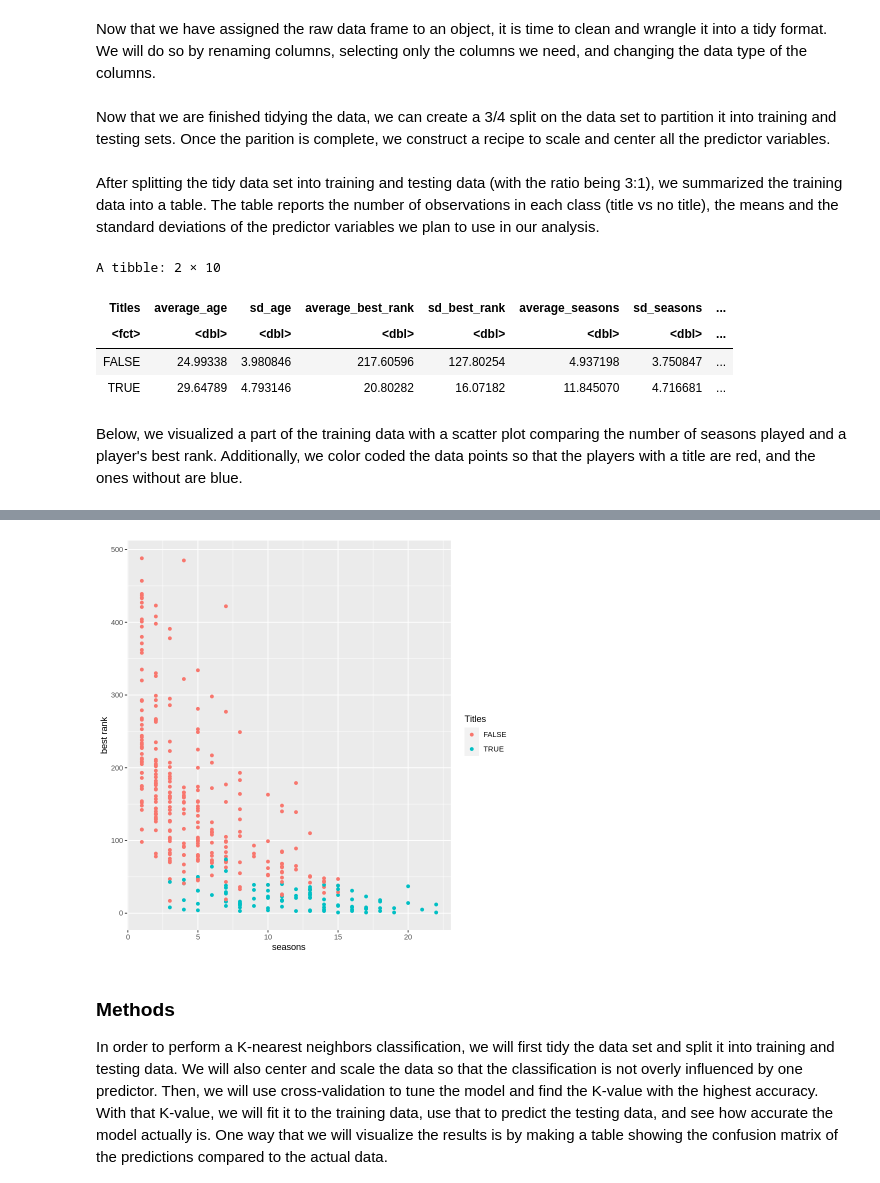
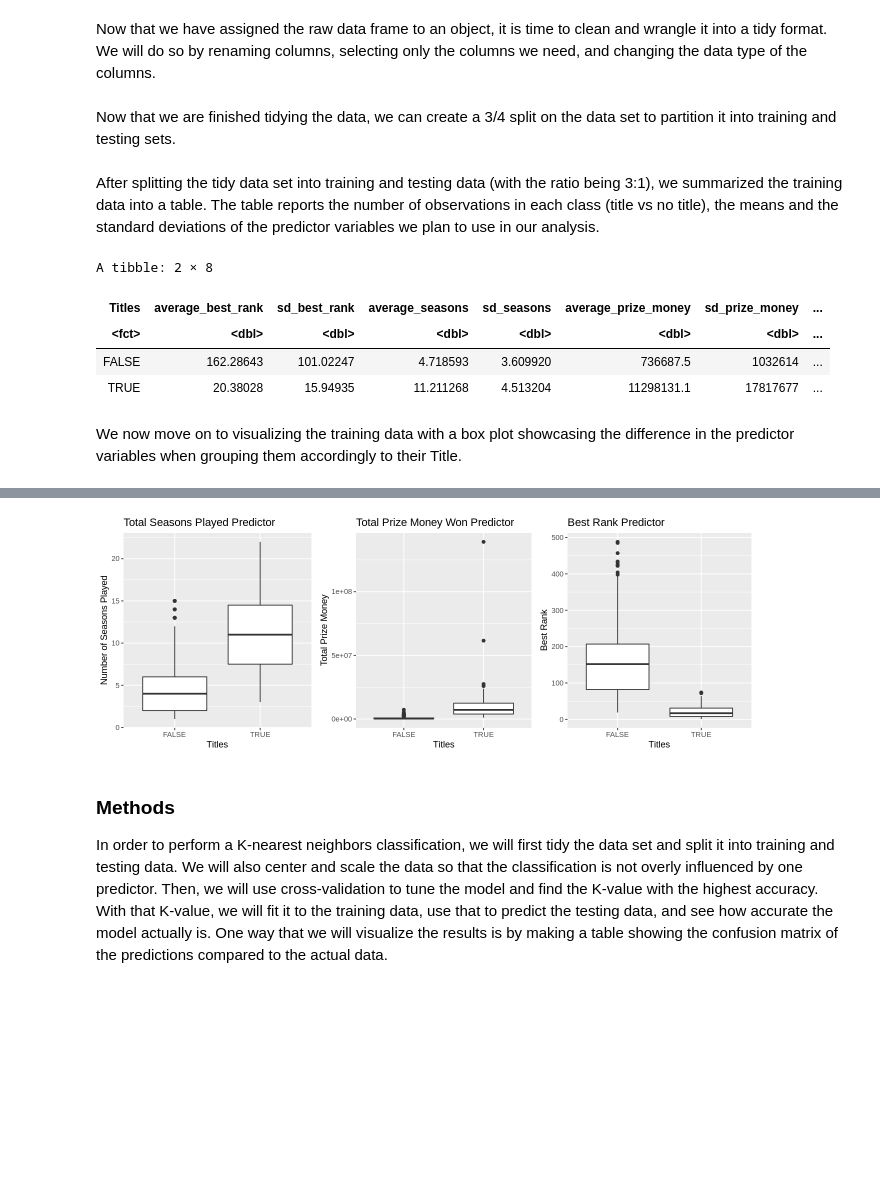
Before and after one commit to Jellerr/DSCI-100-Project, a Jupyter notebook: Group Project Report.ipynb, the cells around one changed output, grey strips where cells are left out. Cells and saved outputs as stored; diff of their text form; code cells hidden in the pictures; blank space fills up the shorter version.

```diff
--- a/Group Project Report.ipynb
+++ b/Group Project Report.ipynb
@@ -49,36 +68,28 @@ renamed_columns <- raw_data |>
     rename("Prize.Money" = "Prize Money")
 
 data <- renamed_columns |>
-    select("Age", "Best.Rank", "Seasons", "Titles", "Prize.Money")
+    select("Best.Rank", "Seasons", "Titles", "Prize.Money")
 
 tidy <- data |>
-    separate(col = Age, into = c("age", "birthday"), sep = " ",
-             convert = TRUE) |>
     separate(col = Best.Rank, into = c("best.rank", "date.of.best.rank"),
              sep = " ", , convert = TRUE) |>
-    select("age", "best.rank", "Seasons", "Titles", "Prize.Money") |>
+    select("best.rank", "Seasons", "Titles", "Prize.Money") |>
     mutate(Titles = as.logical(Titles))   |>
     mutate_if(is.logical, ~replace_na(., FALSE)) |>
     mutate(Titles = as_factor(Titles)) |>
     mutate(Prize.Money = parse_number(Prize.Money, na = c("NA", "Nothing")))
 # %% [markdown]
-Now that we are finished tidying the data, we can create a 3/4 split on the data set to partition it into training and testing sets. Once the parition is complete, we construct a recipe to scale and center all the predictor variables.
+Now that we are finished tidying the data, we can create a 3/4 split on the data set to partition it into training and testing sets.
 # %%
 tennis_split <- initial_split(tidy, prop = 0.75, strata = Titles)
-tennis_train <- training(tennis_split)
-tennis_test <- testing(tennis_split)
-
-tennis_recipe <- recipe(Titles ~ age + best.rank + Seasons + Prize.Money, data = tennis_train) |>
-    step_scale(all_predictors()) |>
-    step_center(all_predictors())
+tennis_train <- training(tennis_split) |> na.omit()
+tennis_test <- testing(tennis_split) |> na.omit()
 # %% [markdown]
 After splitting the tidy data set into training and testing data (with the ratio being 3:1), we summarized the training data into a table. The table reports the number of observations in each class (title vs no title), the means and the standard deviations of the predictor variables we plan to use in our analysis.
 # %%
 summarized_table <- tennis_train |>
     group_by(Titles) |>
-    summarize(average_age = mean(age, na.rm = TRUE),
-              sd_age = sd(age, na.rm = TRUE),
-              average_best_rank = mean(best.rank, na.rm = TRUE),
+    summarize(average_best_rank = mean(best.rank, na.rm = TRUE),
               sd_best_rank = sd(best.rank, na.rm = TRUE),
               average_seasons = mean(Seasons, na.rm = TRUE),
               sd_seasons = sd(Seasons, na.rm = TRUE),
@@ -87,18 +98,31 @@ summarized_table <- tennis_train |>
               number_of_observations = n())
 summarized_table
 # %% [output]
-A tibble: 2 × 10
+A tibble: 2 × 8
-| Titles | average_age | sd_age | average_best_rank | sd_best_rank | average_seasons | sd_seasons | ... |
+| Titles | average_best_rank | sd_best_rank | average_seasons | sd_seasons | average_prize_money | sd_prize_money | ... |
 | <fct> | <dbl> | <dbl> | <dbl> | <dbl> | <dbl> | <dbl> | ... |
-| FALSE | 24.99338 | 3.980846 | 217.60596 | 127.80254 | 4.937198 | 3.750847 | ... |
-| TRUE | 29.64789 | 4.793146 | 20.80282 | 16.07182 | 11.845070 | 4.716681 | ... |
+| FALSE | 162.28643 | 101.02247 | 4.718593 | 3.609920 | 736687.5 | 1032614 | ... |
+| TRUE | 20.38028 | 15.94935 | 11.211268 | 4.513204 | 11298131.1 | 17817677 | ... |
 # %% [markdown]
-Below, we visualized a part of the training data with a scatter plot comparing the number of seasons played and a player's best rank. Additionally, we color coded the data points so that the players with a title are red, and the ones without are blue.
+We now move on to visualizing the training data with a box plot showcasing the difference in the predictor variables when grouping them accordingly to their Title.
 # %%
-plot <- tidy |>
-    ggplot(aes(x = Seasons, y = best.rank))+
-    geom_point(aes(color = Titles)) +
-    xlab("seasons") +
-    ylab("best rank")
-plot
+options(repr.plot.width = 11, repr.plot.height = 4)
+plot_best_rank <- tennis_train |>
+    ggplot(aes(x = Titles, y = best.rank)) +
+    geom_boxplot() +
+    ylab("Best Rank") +
+    ggtitle("Best Rank Predictor")
+plot_seasons <- tennis_train |>
+    ggplot(aes(x = Titles, y = Seasons)) +
+    geom_boxplot() +
+    ylab("Number of Seasons Played") +
+    ggtitle("Total Seasons Played Predictor")
+plot_prize_money <- tennis_train |>
+    ggplot(aes(x = Titles, y = Prize.Money)) +
+    geom_boxplot() +
+    ylab("Total Prize Money") +
+    ggtitle("Total Prize Money Won Predictor")
+
+
+plot_grid(plot_seasons, plot_prize_money, plot_best_rank, nrow = 1)
 # %% [output]
@@ -107,4 +129,4 @@ Warning message:
-[figure, old version]
+[figure, new version]
 # %% [markdown]
 ### Methods
 
```
Also changed, not shown: parts of 4 cells of this notebook.
